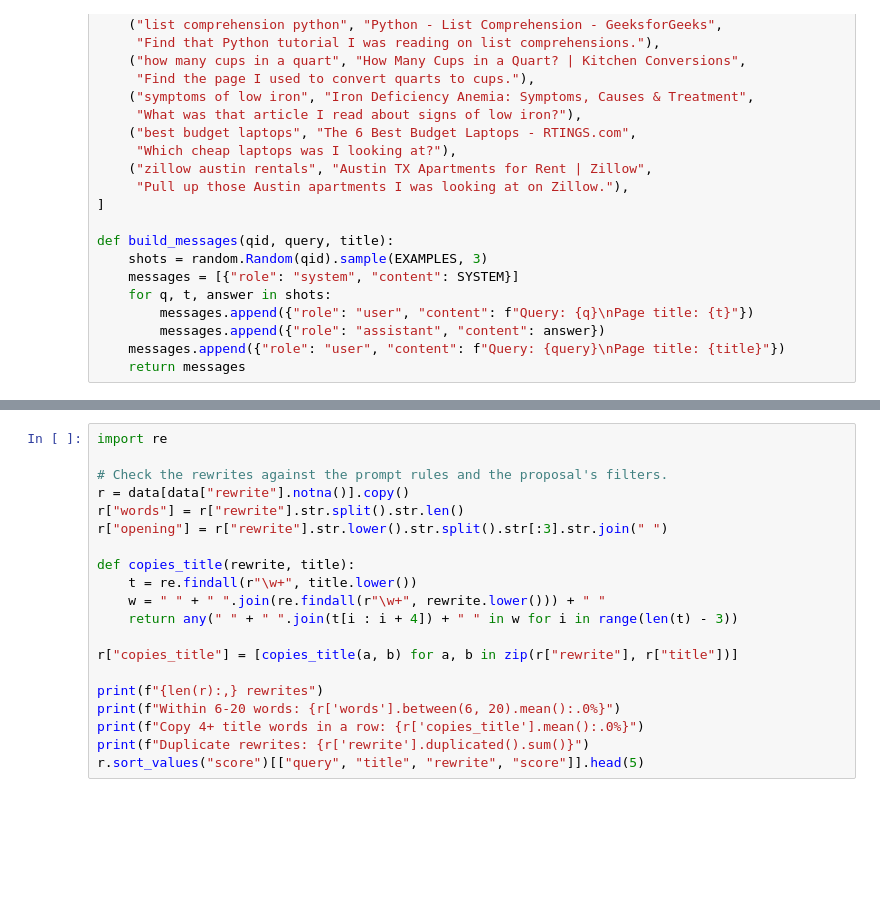
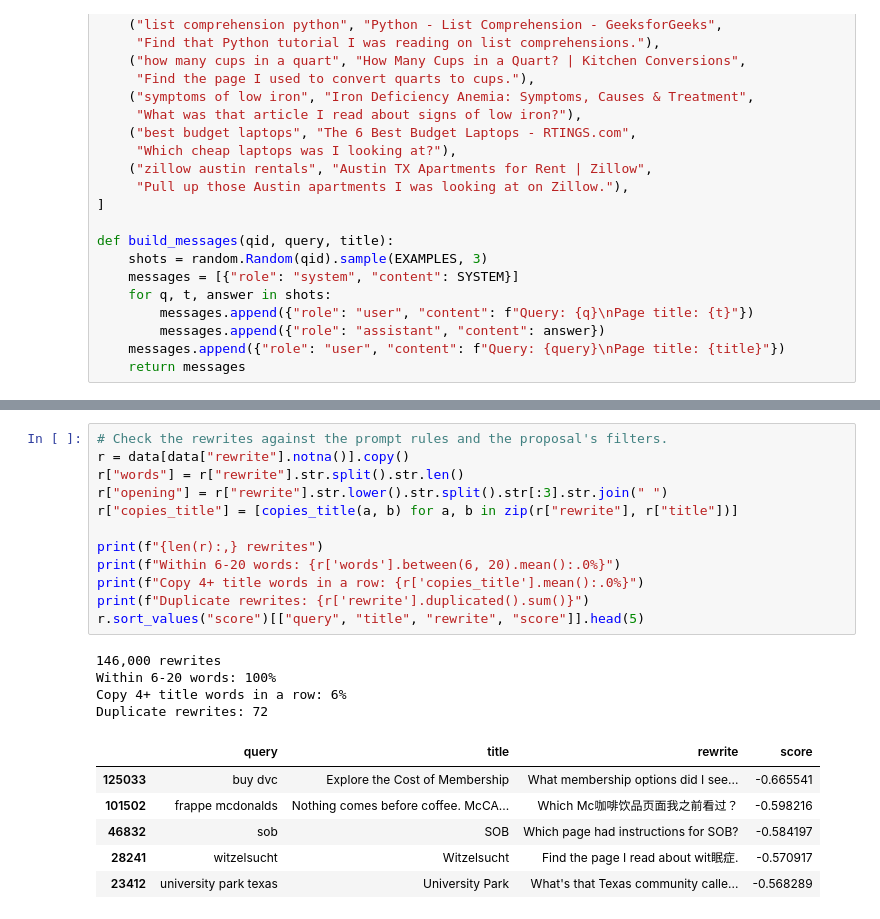
Before and after one commit to Adi-Ram123/Conversational-History-Retriever, a Jupyter notebook: notebooks/data.ipynb, the cells around one changed output, grey strips where cells are left out. Cells and saved outputs as stored; diff of their text form; blank space fills up the shorter version.

```diff
--- a/notebooks/data.ipynb
+++ b/notebooks/data.ipynb
@@ -266,23 +481,26 @@ data.loc[data["rewrite"].notna(), ["query", "title", "rewrite", "score"]].head(1
 # %%
-import re
-
 # Check the rewrites against the prompt rules and the proposal's filters.
 r = data[data["rewrite"].notna()].copy()
 r["words"] = r["rewrite"].str.split().str.len()
 r["opening"] = r["rewrite"].str.lower().str.split().str[:3].str.join(" ")
-
-def copies_title(rewrite, title):
-    t = re.findall(r"\w+", title.lower())
-    w = " " + " ".join(re.findall(r"\w+", rewrite.lower())) + " "
-    return any(" " + " ".join(t[i : i + 4]) + " " in w for i in range(len(t) - 3))
-
 r["copies_title"] = [copies_title(a, b) for a, b in zip(r["rewrite"], r["title"])]
 
 print(f"{len(r):,} rewrites")
 print(f"Within 6-20 words: {r['words'].between(6, 20).mean():.0%}")
 print(f"Copy 4+ title words in a row: {r['copies_title'].mean():.0%}")
 print(f"Duplicate rewrites: {r['rewrite'].duplicated().sum()}")
 r.sort_values("score")[["query", "title", "rewrite", "score"]].head(5)
+# %% [output]
+146,000 rewrites
+Within 6-20 words: 100%
+Copy 4+ title words in a row: 6%
+Duplicate rewrites: 72
+|  | query | title | rewrite | score |
+| 125033 | buy dvc | Explore the Cost of Membership | What membership options did I see... | -0.665541 |
+| 101502 | frappe mcdonalds | Nothing comes before coffee. McCA... | Which Mc咖啡饮品页面我之前看过？ | -0.598216 |
+| 46832 | sob | SOB | Which page had instructions for SOB? | -0.584197 |
+| 28241 | witzelsucht | Witzelsucht | Find the page I read about wit眠症. | -0.570917 |
+| 23412 | university park texas | University Park | What's that Texas community calle... | -0.568289 |
 # %%
 fig, axes = plt.subplots(1, 3, figsize=(15, 3.8))
 
```
Also changed, not shown: parts of 29 cells of this notebook.
